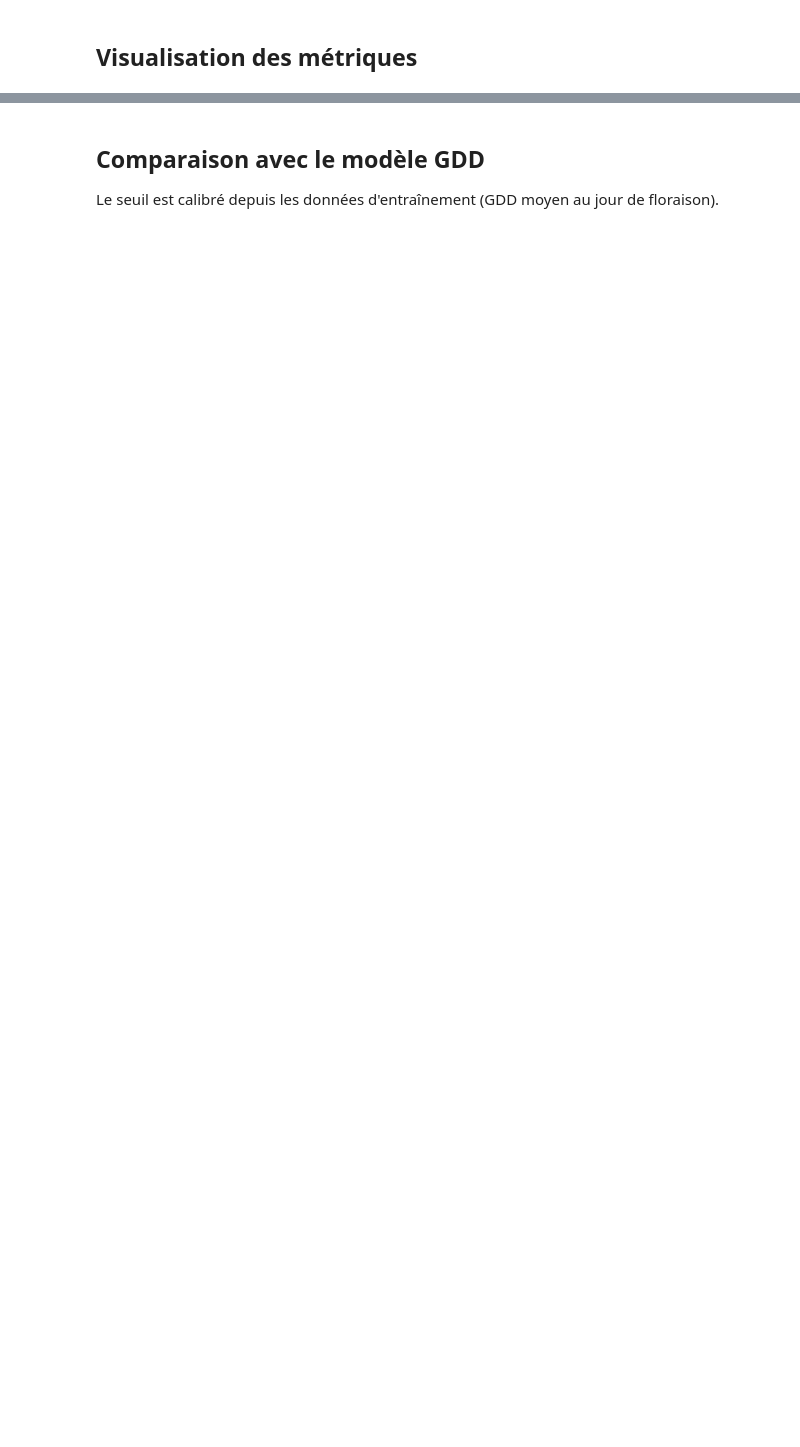
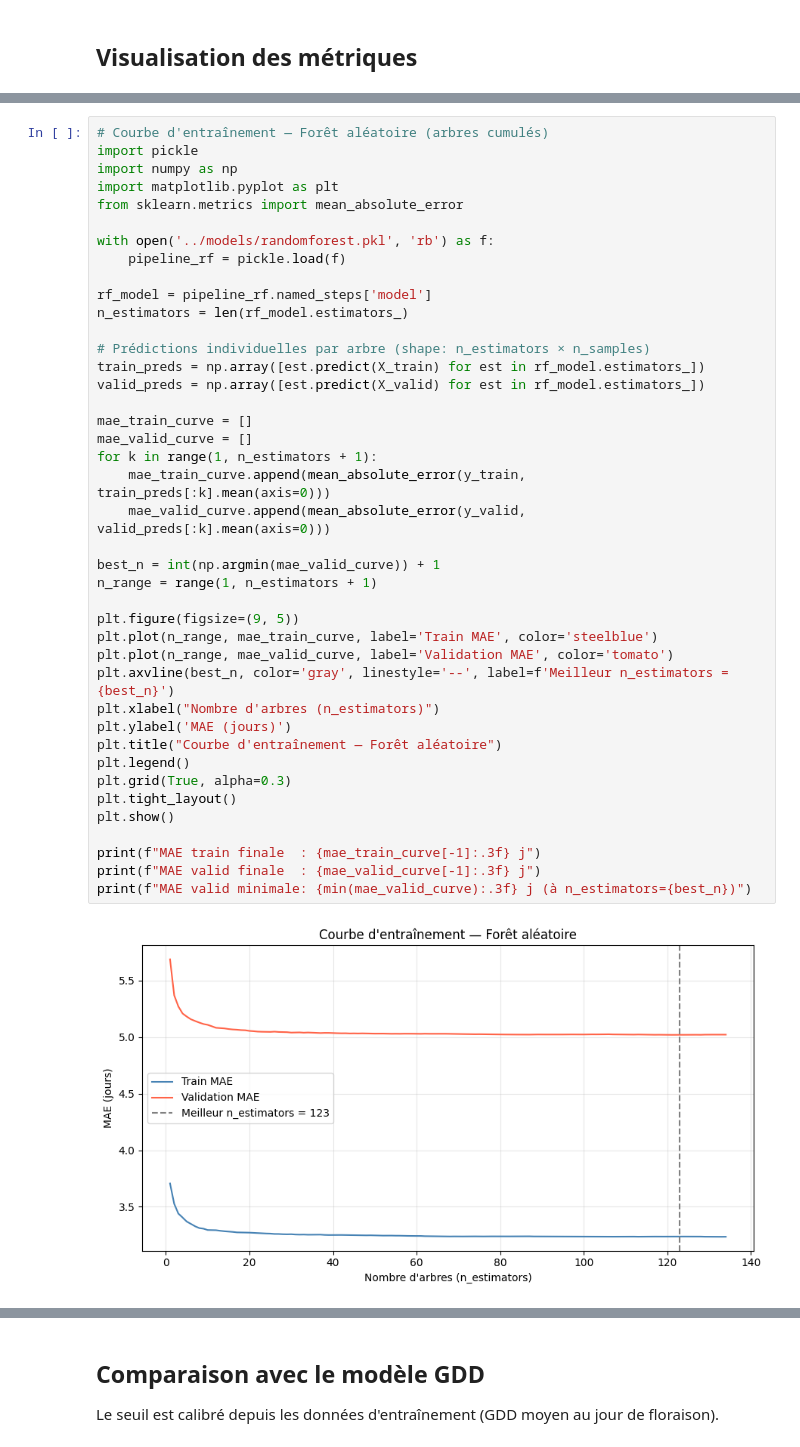
Before and after one commit to gerard-loic/floracle, a Jupyter notebook: notebooks/D.entrainement-et-evaluation.ipynb, the cells around one changed output, grey strips where cells are left out. Cells and saved outputs as stored; diff of their text form; blank space fills up the shorter version.

```diff
--- a/notebooks/D.entrainement-et-evaluation.ipynb
+++ b/notebooks/D.entrainement-et-evaluation.ipynb
@@ -726,0 +726,43 @@ plt.show()
+# %%
+# Courbe d'entraînement — Forêt aléatoire (arbres cumulés)
+import pickle
+import numpy as np
+import matplotlib.pyplot as plt
+from sklearn.metrics import mean_absolute_error
+
+with open('../models/randomforest.pkl', 'rb') as f:
+    pipeline_rf = pickle.load(f)
+
+rf_model = pipeline_rf.named_steps['model']
+n_estimators = len(rf_model.estimators_)
+
+# Prédictions individuelles par arbre (shape: n_estimators × n_samples)
+train_preds = np.array([est.predict(X_train) for est in rf_model.estimators_])
+valid_preds = np.array([est.predict(X_valid) for est in rf_model.estimators_])
+
+mae_train_curve = []
+mae_valid_curve = []
+for k in range(1, n_estimators + 1):
+    mae_train_curve.append(mean_absolute_error(y_train, train_preds[:k].mean(axis=0)))
+    mae_valid_curve.append(mean_absolute_error(y_valid, valid_preds[:k].mean(axis=0)))
+
+best_n = int(np.argmin(mae_valid_curve)) + 1
+n_range = range(1, n_estimators + 1)
+
+plt.figure(figsize=(9, 5))
+plt.plot(n_range, mae_train_curve, label='Train MAE', color='steelblue')
+plt.plot(n_range, mae_valid_curve, label='Validation MAE', color='tomato')
+plt.axvline(best_n, color='gray', linestyle='--', label=f'Meilleur n_estimators = {best_n}')
+plt.xlabel("Nombre d'arbres (n_estimators)")
+plt.ylabel('MAE (jours)')
+plt.title("Courbe d'entraînement — Forêt aléatoire")
+plt.legend()
+plt.grid(True, alpha=0.3)
+plt.tight_layout()
+plt.show()
+
+print(f"MAE train finale  : {mae_train_curve[-1]:.3f} j")
+print(f"MAE valid finale  : {mae_valid_curve[-1]:.3f} j")
+print(f"MAE valid minimale: {min(mae_valid_curve):.3f} j (à n_estimators={best_n})")
+# %% [output]
+[figure, added]
```
Also changed, not shown: parts of 19 cells of this notebook, 4 other files.
